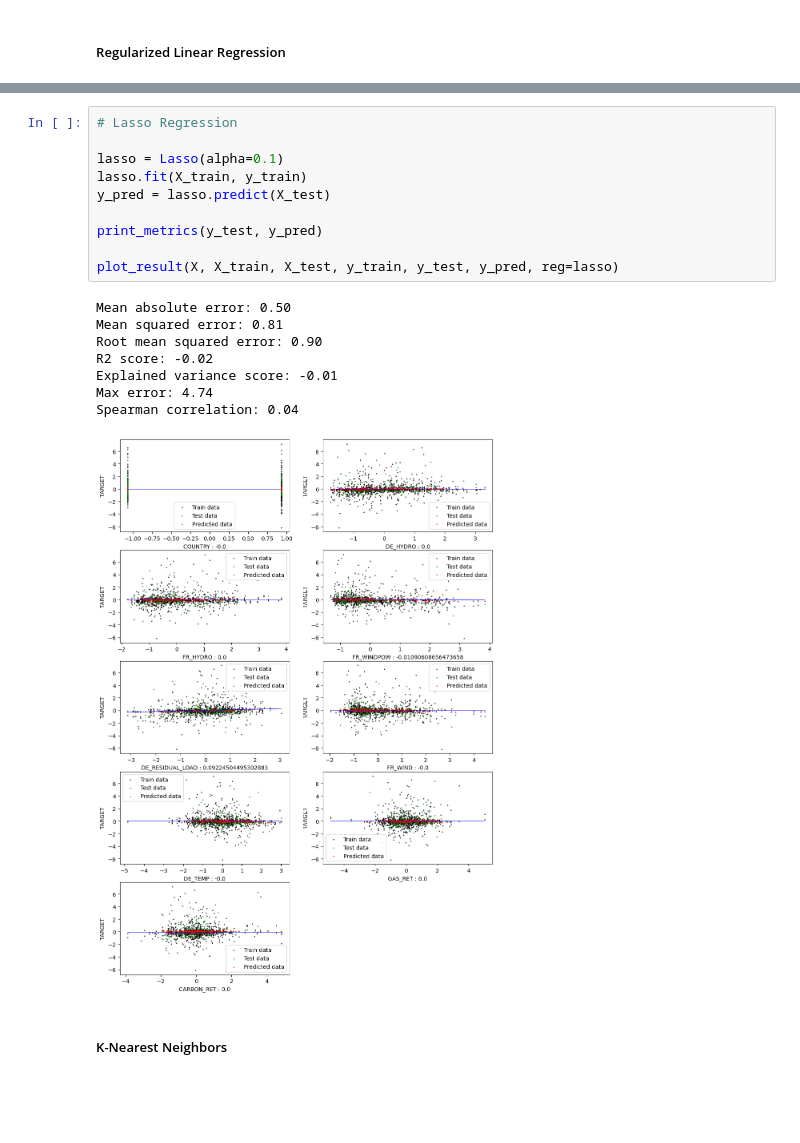
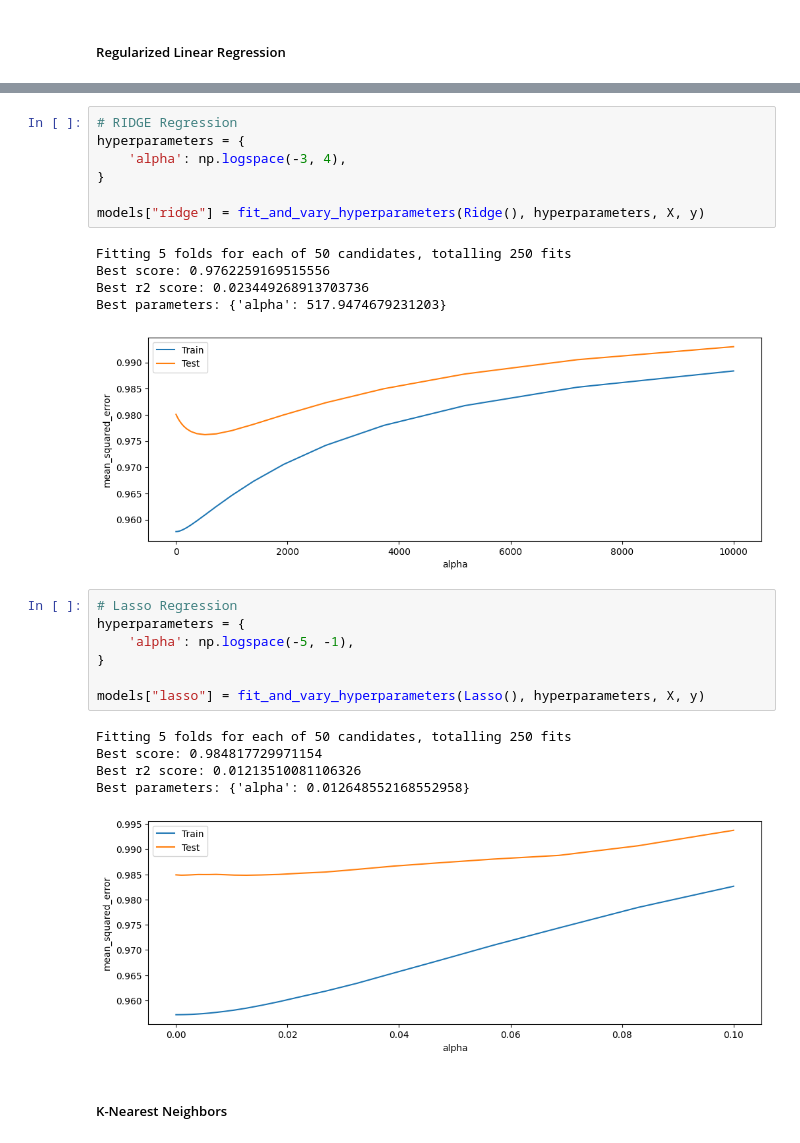
Before and after one commit to Blyzi/electricity-price-machine-learning, a Jupyter notebook: main.ipynb, the cells around one changed output, grey strips where cells are left out. Drawn from its saved outputs; the diff is of its cells as text; blank space fills up the shorter version.

```diff
--- a/main.ipynb
+++ b/main.ipynb
@@ -359,21 +357,28 @@ Spearman correlation: 0.11
-# %%
-# Lasso Regression
-
-lasso = Lasso(alpha=0.1)
-lasso.fit(X_train, y_train)
-y_pred = lasso.predict(X_test)
-
-print_metrics(y_test, y_pred)
-
-plot_result(X, X_train, X_test, y_train, y_test, y_pred, reg=lasso)
-# %% [output]
-Mean absolute error: 0.50
-Mean squared error: 0.81
-Root mean squared error: 0.90
-R2 score: -0.02
-Explained variance score: -0.01
-Max error: 4.74
-Spearman correlation: 0.04
-[figure, removed]
+# %%
+# RIDGE Regression
+hyperparameters = {
+    'alpha': np.logspace(-3, 4),
+}
+
+models["ridge"] = fit_and_vary_hyperparameters(Ridge(), hyperparameters, X, y)
+# %% [output]
+Fitting 5 folds for each of 50 candidates, totalling 250 fits
+Best score: 0.9762259169515556
+Best r2 score: 0.023449268913703736
+Best parameters: {'alpha': 517.9474679231203}
+[figure, added]
+# %%
+# Lasso Regression
+hyperparameters = {
+    'alpha': np.logspace(-5, -1),
+}
+
+models["lasso"] = fit_and_vary_hyperparameters(Lasso(), hyperparameters, X, y)
+# %% [output]
+Fitting 5 folds for each of 50 candidates, totalling 250 fits
+Best score: 0.984817729971154
+Best r2 score: 0.01213510081106326
+Best parameters: {'alpha': 0.012648552168552958}
+[figure, added]
 # %% [markdown]
 ##### K-Nearest Neighbors
```
Also changed, not shown: parts of 20 cells of this notebook.
